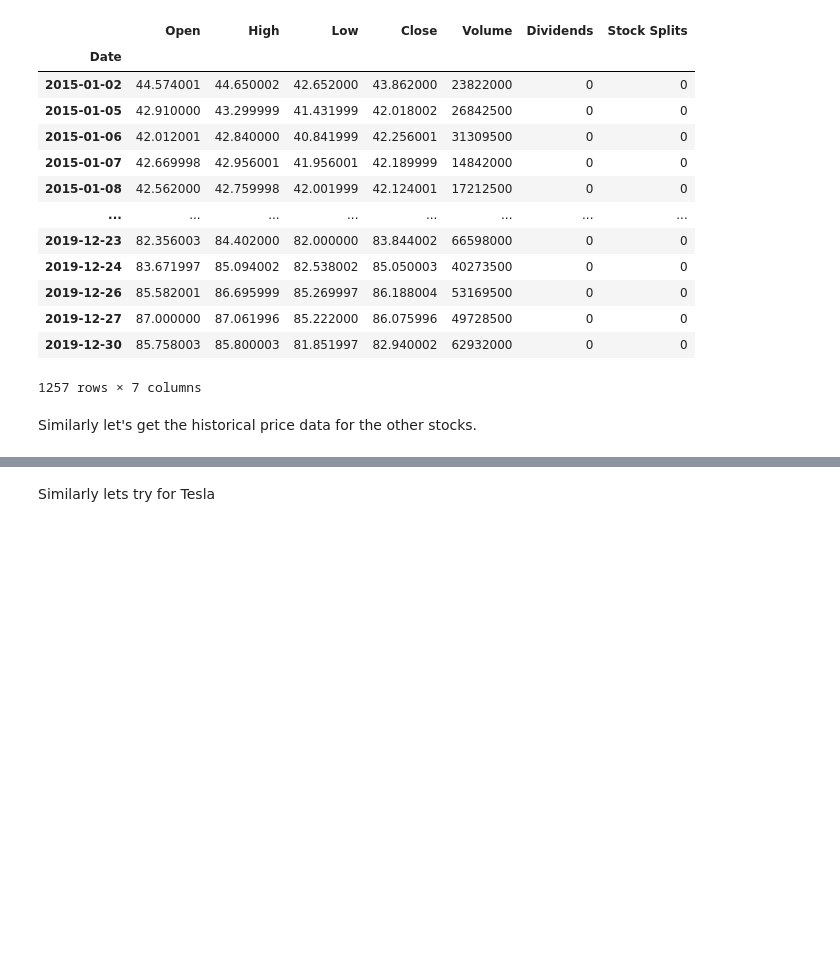
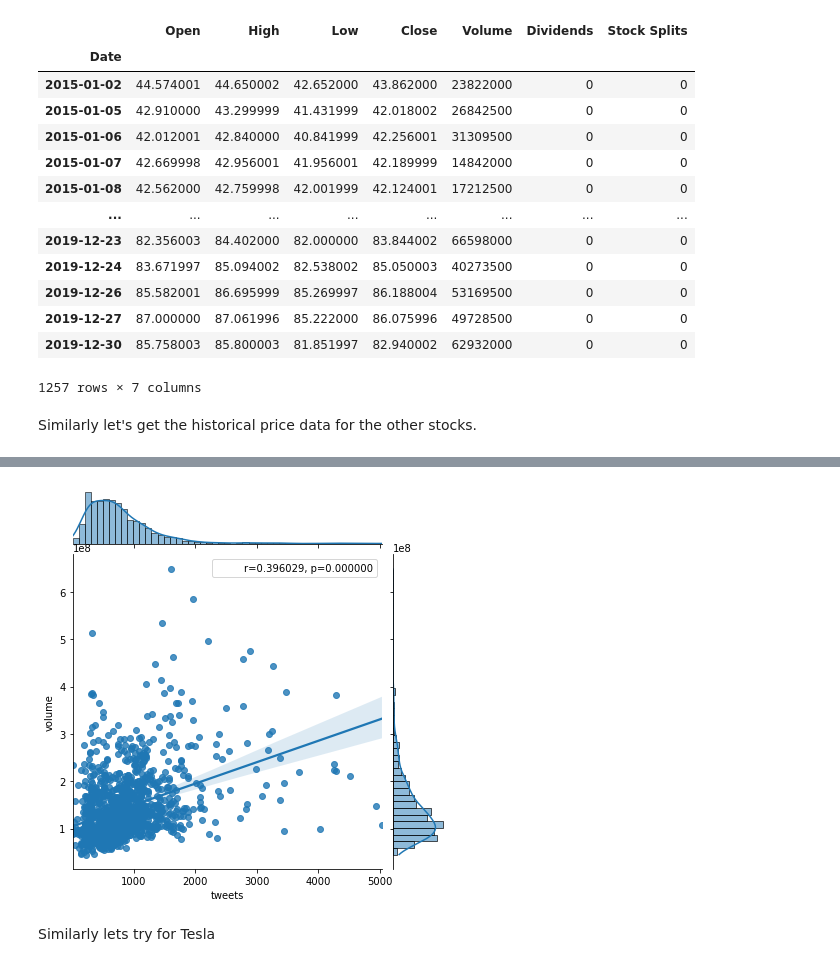
Before and after one commit to balaji-2021/Capstone2, a Jupyter notebook: Stock_sentiment_analysis_data_wrangling.ipynb, the cells around one changed output, grey strips where cells are left out. Saved outputs shown, nothing was run; the diff lists cells and outputs as text; code cells hidden in the pictures; blank space fills up the shorter version.

```diff
--- a/Stock_sentiment_analysis_data_wrangling.ipynb
+++ b/Stock_sentiment_analysis_data_wrangling.ipynb
@@ -282,6 +348,18 @@ def volume_tweet_impact(ticker,stock,title):
     ax1.legend(line1 + line2, label + label2, loc=0)
     plt.title(title,fontsize=20,color='blue')
     plt.show()
+# %%
+def s_corr(ticker,stock,title):
+    tweet_shift = ticker.groupby('date').size().shift(-1).dropna()
+    stock_data = stock['Volume'].dropna()
+    r,p = scipy.stats.spearmanr(tweet_shift.reindex(stock_data.index),stock_data,nan_policy ='omit')
+    df = pd.DataFrame({'tweets': tweet_shift,'volume': stock_data})
+    graph = sns.jointplot(data=df, x="tweets", y="volume",kind='reg')
+
+    phantom, = graph.ax_joint.plot([], [], linestyle="", alpha=0)
+# here graph is not a ax but a joint grid, so we access the axis through ax_joint method
+
+    graph.ax_joint.legend([phantom],['r={:f}, p={:f}'.format(r,p)])
 # %%
 volume_tweet_impact(aapl,aapl_hist,'Apple')
 # %% [output]
@@ -289,3 +367,7 @@ volume_tweet_impact(aapl,aapl_hist,'Apple')
+# %%
+s_corr(aapl,aapl_hist,'Apple')
+# %% [output]
+[figure, added]
 # %% [markdown]
 Similarly lets try for Tesla
 # %%
```
Also changed, not shown: parts of 22 cells of this notebook.
